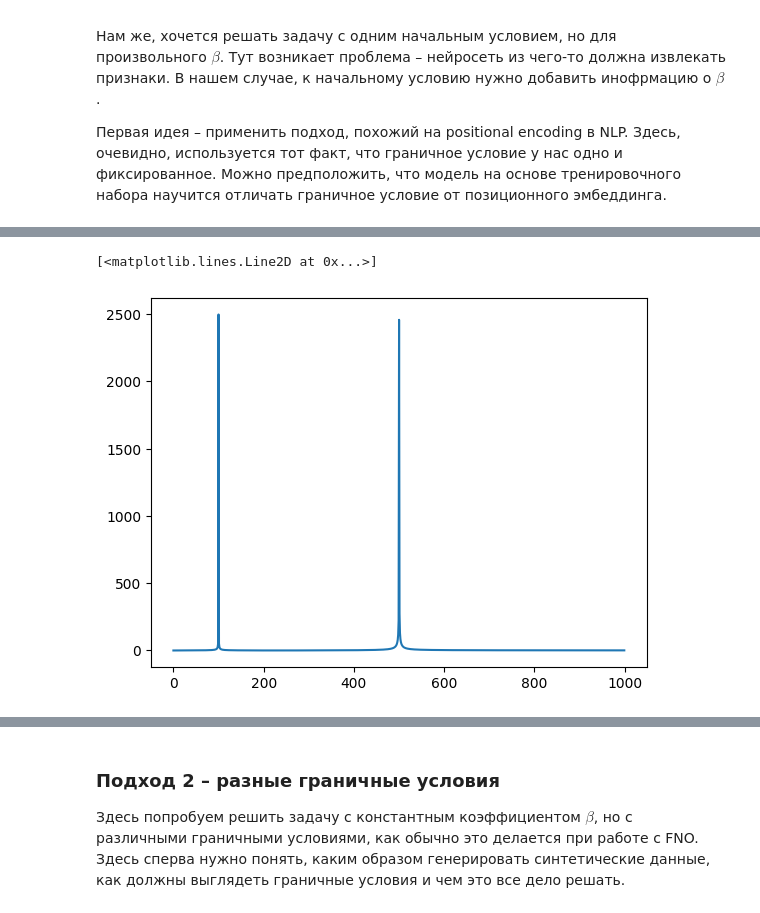
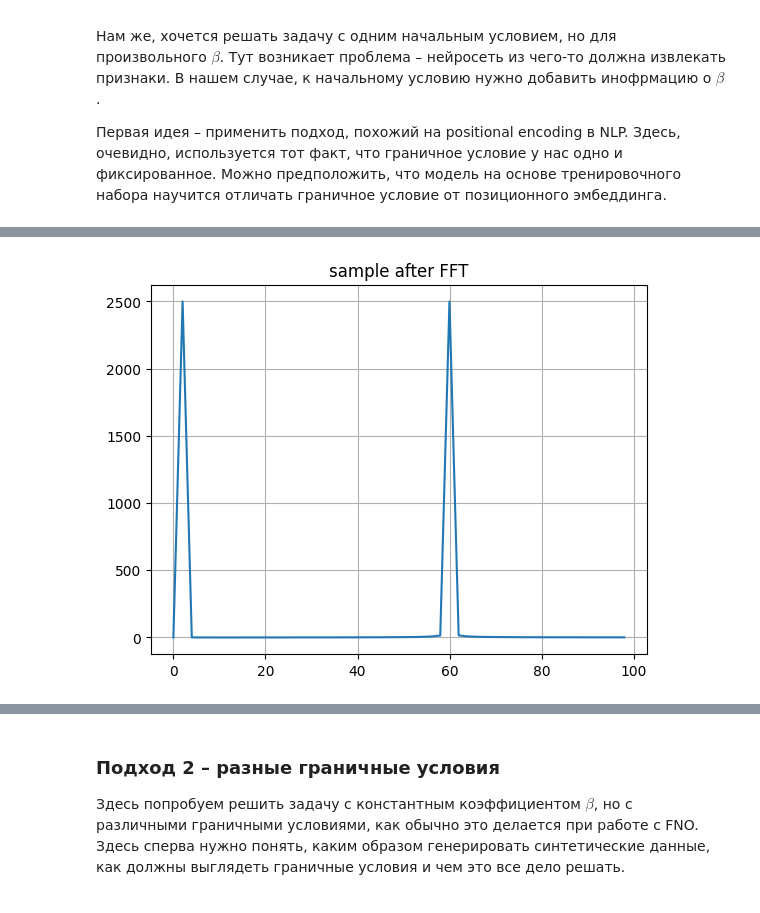
Before and after one commit to danya-pixel/neural-operators, a Jupyter notebook: convection.ipynb, the cells around one changed output, grey strips where cells are left out. Cells and saved outputs as stored; diff of their text form; code cells hidden in the pictures.

```diff
--- a/convection.ipynb
+++ b/convection.ipynb
@@ -58,0 +70,7 @@ key = jax.random.PRNGKey(SEED)
+# %%
+rate = 5000
+
+a_data = np.tile(np.sin(x), (10, 1))
+u_data = np.tile(np.array([analytical(x, i, 30) for i in np.linspace(0, 1, rate)]), (10, 1, 1))
+
+print(a_data.shape, u_data.shape)
@@ -64,3 +208,10 @@ key = jax.random.PRNGKey(SEED)
 Нам же, хочется решать задачу с одним начальным условием, но для произвольного $\beta$. Тут возникает проблема – нейросеть из чего-то должна извлекать признаки. В нашем случае, к начальному условию нужно добавить инофрмацию о $\beta$.
 
 Первая идея – применить подход, похожий на positional encoding в NLP. Здесь, очевидно, используется тот факт, что граничное условие у нас одно и фиксированное. Можно предположить, что модель на основе тренировочного набора научится отличать граничное условие от позиционного эмбеддинга.
+# %%
+beta = 30
+plt.plot(x, np.sin(x)+np.sin(beta*x), label="with encoding")
+plt.plot(x, np.sin(x), label="original data")
+plt.grid()
+plt.title("sample with positional encoding")
+plt.legend()
@@ -67,7 +221,8 @@ key = jax.random.PRNGKey(SEED)
 # %%
-fft = np.fft.rfft(np.sin(100*x)+np.sin(500*x))
-freq = np.fft.rfftfreq(len(x), 1/rate)
-plt.plot(freq[:1000], abs(fft)[:1000])
+fft = np.fft.rfft(np.sin(x)+np.sin(beta*x))
+freq = np.fft.rfftfreq(len(fft), 1/rate)
+plt.plot(freq[:50], abs(fft)[:50])
+plt.title("sample after FFT")
+plt.grid()
 # %% [output]
-[<matplotlib.lines.Line2D at 0x...>]
-[figure, old version]
+[figure, new version]
```
Also changed, not shown: parts of 20 cells of this notebook, 2 other files.
